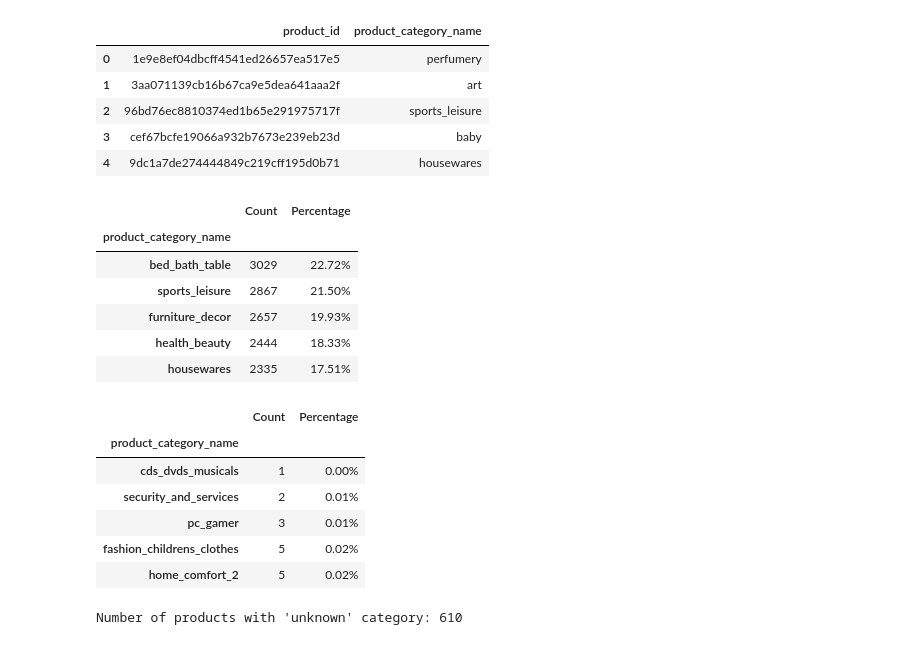
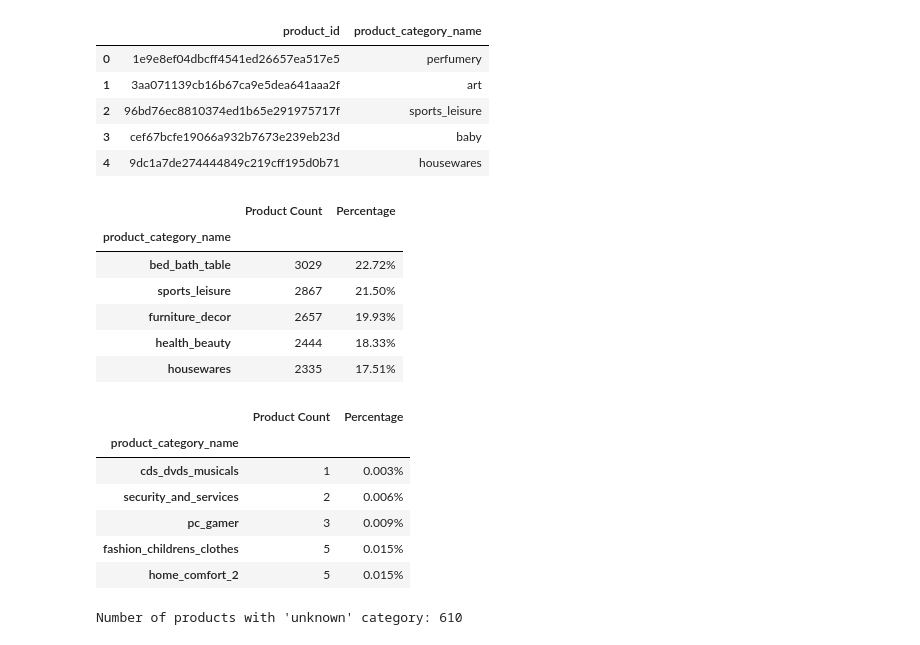
Before and after one commit to fxrdhan/Data-Analysis-Project, a Jupyter notebook: notebook.ipynb, the cells around one changed output. Cells and saved outputs as stored; diff of their text form; code cells hidden in the pictures.

```diff
--- a/notebook.ipynb
+++ b/notebook.ipynb
@@ -1841,18 +1840,15 @@ products_df[["product_id", "product_category_name"]].head()
 category_counts = products_df["product_category_name"].value_counts()
 total_categories = len(category_counts)
 
-percentages = (
-    (category_counts.head() / category_counts.head().sum() * 100)
-    .round(2)
-    .map("{:.2f}%".format)
+percentages = (category_counts.head() / category_counts.head().sum() * 100).map(
+    "{:.2f}%".format
 )
 
 pd.DataFrame(
-    {"Count": category_counts.head().values, "Percentage": percentages},
-    index=category_counts.head().index,
+    {"Product Count": category_counts.head().values, "Percentage": percentages}
 )
 # %% [output]
-|  | Count | Percentage |
+|  | Product Count | Percentage |
 | product_category_name |  |  |
 | bed_bath_table | 3029 | 22.72% |
 | sports_leisure | 2867 | 21.50% |
@@ -1862,28 +1858,25 @@ pd.DataFrame(
 # %%
 category_counts = products_df["product_category_name"].value_counts()
 total_categories = len(category_counts)
 
 rarest_categories = category_counts.tail().sort_values()
 
-percentages = (
-    (rarest_categories / category_counts.sum() * 100).round(2).map("{:.2f}%".format)
-)
+percentages = (rarest_categories / category_counts.sum() * 100).map("{:.3f}%".format)
 
 pd.DataFrame(
     {
-        # "Category": rarest_categories.index,
-        "Count": rarest_categories.values,
+        "Product Count": rarest_categories.values,
         "Percentage": percentages,
     }
 )
 # %% [output]
-|  | Count | Percentage |
+|  | Product Count | Percentage |
 | product_category_name |  |  |
-| cds_dvds_musicals | 1 | 0.00% |
-| security_and_services | 2 | 0.01% |
-| pc_gamer | 3 | 0.01% |
-| fashion_childrens_clothes | 5 | 0.02% |
-| home_comfort_2 | 5 | 0.02% |
+| cds_dvds_musicals | 1 | 0.003% |
+| security_and_services | 2 | 0.006% |
+| pc_gamer | 3 | 0.009% |
+| fashion_childrens_clothes | 5 | 0.015% |
+| home_comfort_2 | 5 | 0.015% |
 # %%
 unknown_type = products_df[products_df["product_category_name"] == "unknown"]
 print(f"Number of products with 'unknown' category: {unknown_type.shape[0]} \n")
```
Also changed, not shown: parts of 16 cells of this notebook.
